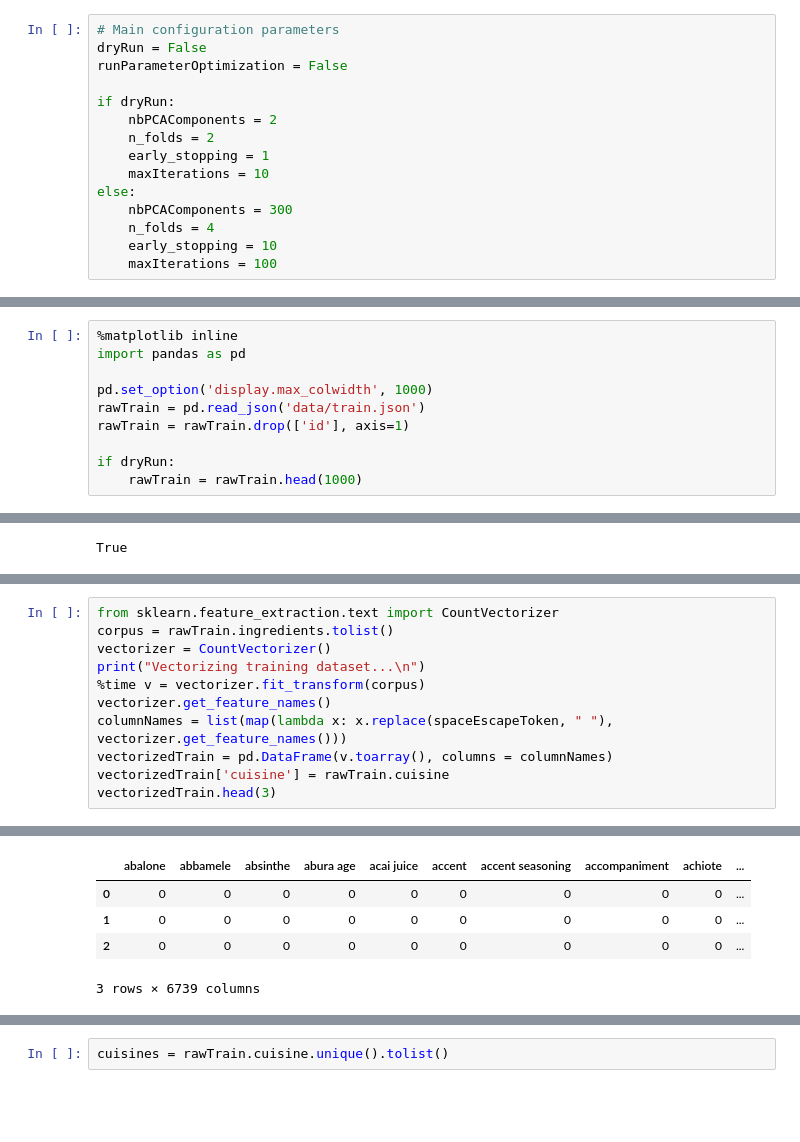
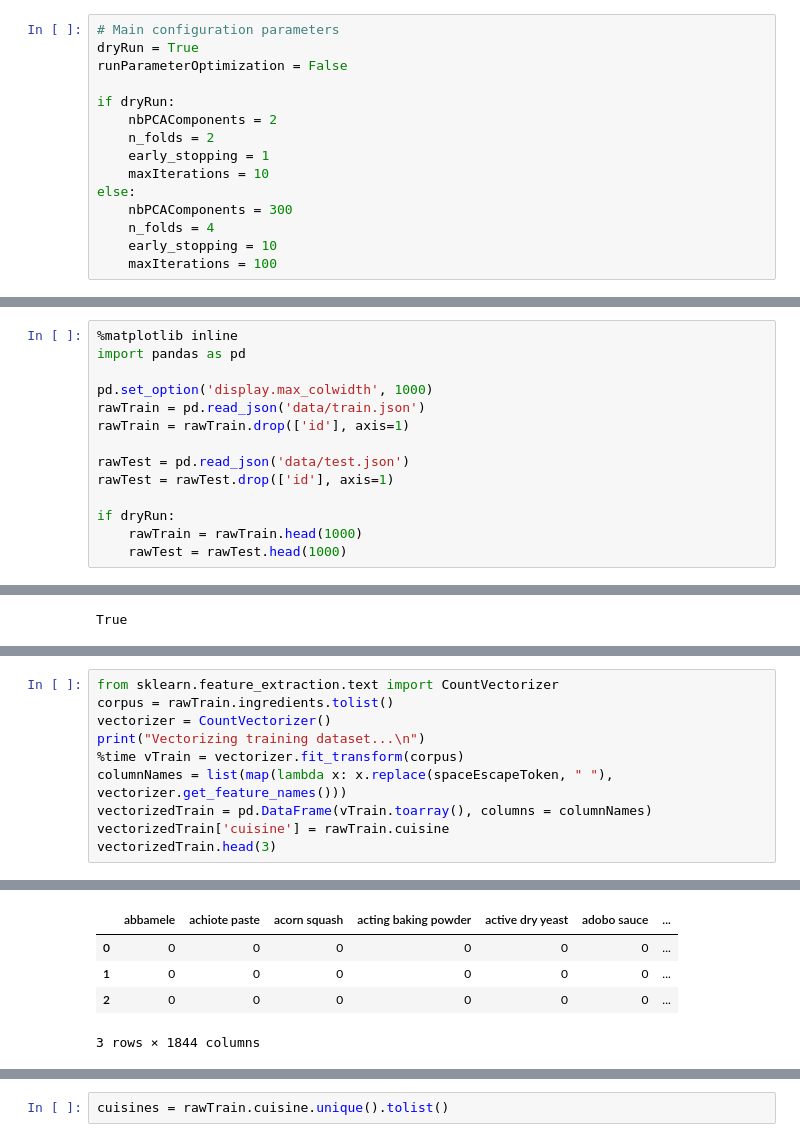
Before and after one commit to deude/AAChallenge, a Jupyter notebook: WhatsCooking.ipynb, the cells around one changed output, grey strips where cells are left out. Drawn from its saved outputs; the diff is of its cells as text; blank space fills up the shorter version.

```diff
--- a/WhatsCooking.ipynb
+++ b/WhatsCooking.ipynb
@@ -13,7 +13,7 @@ https://www.kaggle.com/c/whats-cooking
 <img src="images/admin.png" width="120">
 # %%
 # Main configuration parameters
-dryRun = False
+dryRun = True
 runParameterOptimization = False
 
 if dryRun:
@@ -37,8 +37,12 @@ pd.set_option('display.max_colwidth', 1000)
 rawTrain = pd.read_json('data/train.json')
 rawTrain = rawTrain.drop(['id'], axis=1)
 
+rawTest = pd.read_json('data/test.json')
+rawTest = rawTest.drop(['id'], axis=1)
+
 if dryRun:
     rawTrain = rawTrain.head(1000)
+    rawTest = rawTest.head(1000)
 # %%
 import nltk
 nltk.download('stopwords')
@@ -129,10 +133,9 @@ from sklearn.feature_extraction.text import CountVectorizer
 corpus = rawTrain.ingredients.tolist()
 vectorizer = CountVectorizer()
 print("Vectorizing training dataset...\n")
-%time v = vectorizer.fit_transform(corpus)
-vectorizer.get_feature_names()
+%time vTrain = vectorizer.fit_transform(corpus)
 columnNames = list(map(lambda x: x.replace(spaceEscapeToken, " "), vectorizer.get_feature_names()))
-vectorizedTrain = pd.DataFrame(v.toarray(), columns = columnNames)
+vectorizedTrain = pd.DataFrame(vTrain.toarray(), columns = columnNames)
 vectorizedTrain['cuisine'] = rawTrain.cuisine
 vectorizedTrain.head(3)
 # %% [output]
@@ -143,8 +146,8 @@ Wall time: 371 ms
-|  | abalone | abbamele | absinthe | abura age | acai juice | accent | accent seasoning | accompaniment | achiote | ... |
-| 0 | 0 | 0 | 0 | 0 | 0 | 0 | 0 | 0 | 0 | ... |
-| 1 | 0 | 0 | 0 | 0 | 0 | 0 | 0 | 0 | 0 | ... |
-| 2 | 0 | 0 | 0 | 0 | 0 | 0 | 0 | 0 | 0 | ... |
+|  | abbamele | achiote paste | acorn squash | acting baking powder | active dry yeast | adobo sauce | ... |
+| 0 | 0 | 0 | 0 | 0 | 0 | 0 | ... |
+| 1 | 0 | 0 | 0 | 0 | 0 | 0 | ... |
+| 2 | 0 | 0 | 0 | 0 | 0 | 0 | ... |
-3 rows × 6739 columns
+3 rows × 1844 columns
 # %% [markdown]
 # Explore data
 <img src="images/explore.png" width="100">
```
Also changed, not shown: parts of 9 cells of this notebook.
